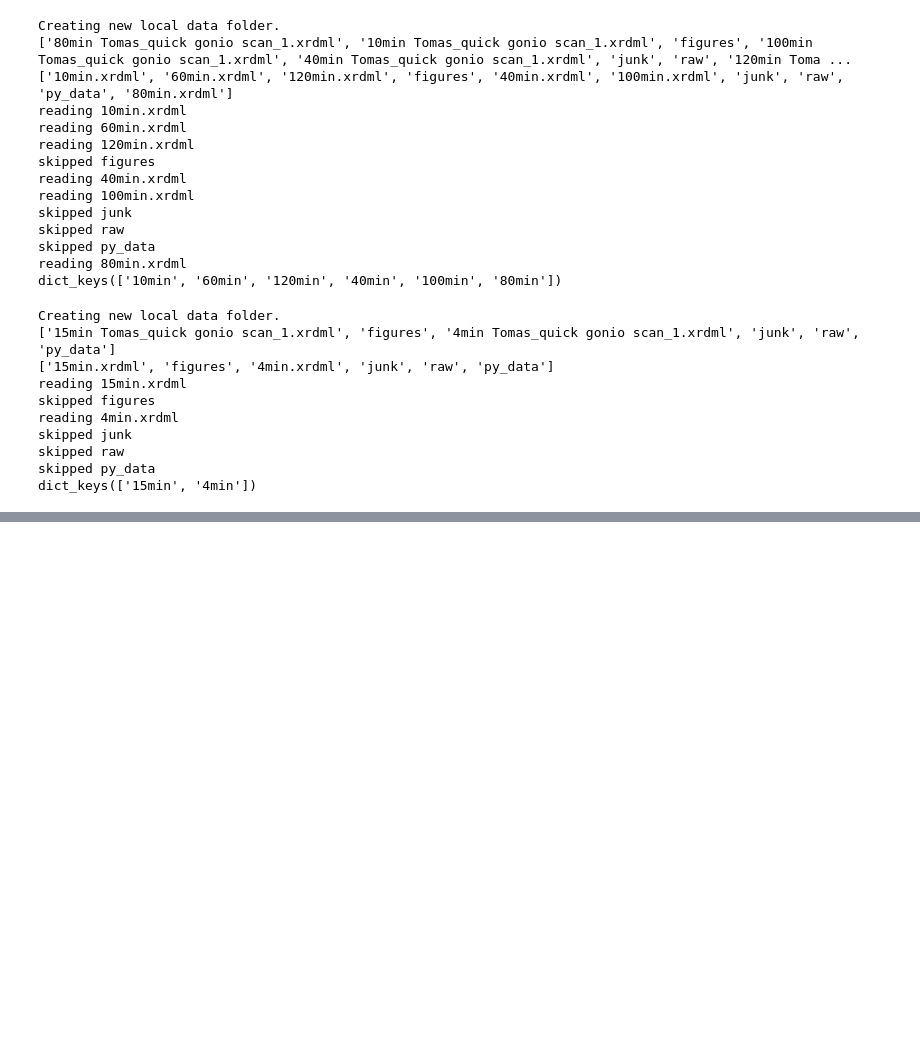
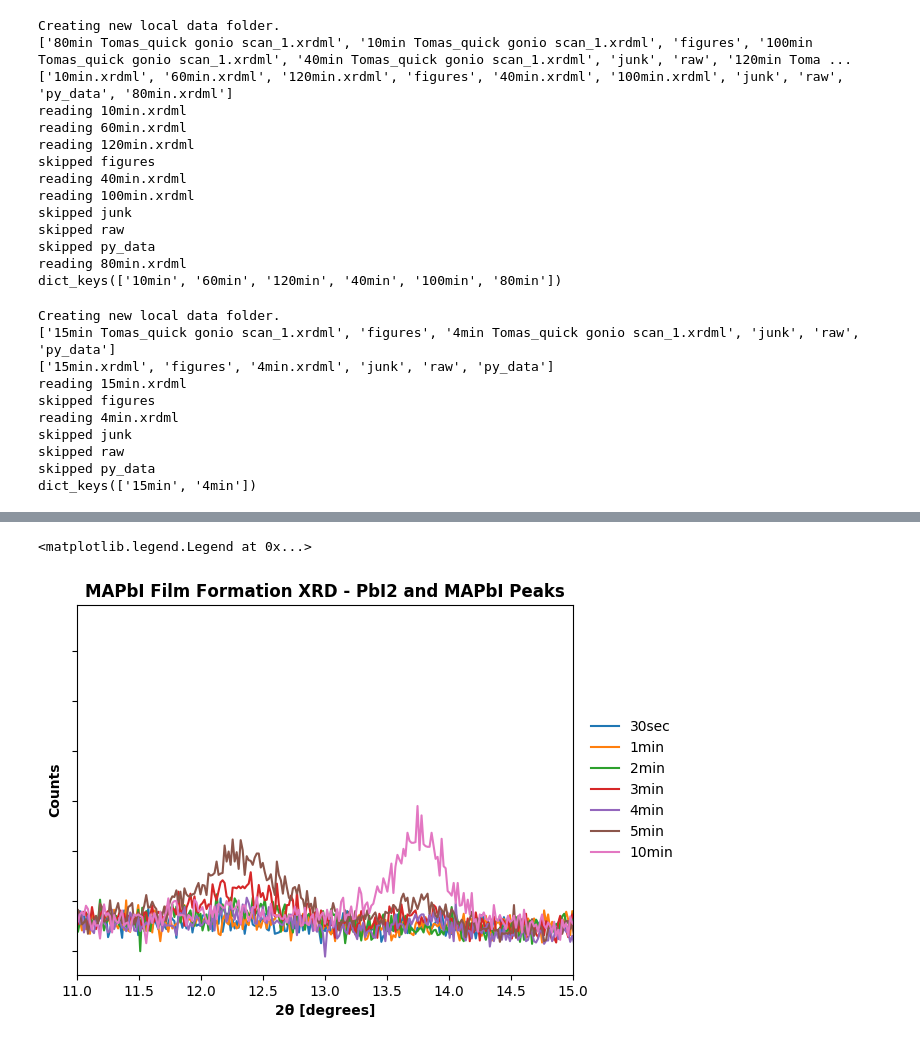
Before and after one commit to tomasbar/sciencetools_py, a Jupyter notebook: main.ipynb, the cells around one changed output, grey strips where cells are left out. Drawn from its saved outputs; the diff is of its cells as text; code cells hidden in the pictures; blank space fills up the shorter version.

```diff
--- a/main.ipynb
+++ b/main.ipynb
@@ -138,0 +140,33 @@ fig.savefig("test.png", dpi=200, format='png', bbox_inches='tight')
+# %%
+fig2 = plt.figure(2)
+fig2_ax = plt.gca()
+
+offset = 0
+
+for key in master_cypher:
+    if key in data_dict_etb046.keys():
+        plt.figure(2)
+        plt.plot(data_dict_etb046[key]["2theta"], data_dict_etb046[key]["counts"] + offset,
+                 label=key)
+    elif key in data_dict_etb047.keys():
+        plt.figure(2)
+        plt.plot(data_dict_etb047[key]["2theta"], data_dict_etb047[key]["counts"] + offset,
+                 label=key)
+    elif key in data_dict_etb048.keys():
+        plt.figure(2)
+        plt.plot(data_dict_etb048[key]["2theta"], data_dict_etb048[key]["counts"] + offset,
+                 label=key)
+
+plt.style.use('default')
+
+plt.xlabel("2θ [degrees]", weight="semibold")
+plt.ylabel("Counts", weight="semibold")
+plt.xlim(11, 15)
+
+fig2_ax.set_yticklabels([])
+
+plt.title("MAPbI Film Formation XRD - PbI2 and MAPbI Peaks",weight="semibold")
+plt.legend(loc='center left', bbox_to_anchor=(1.01, 0,.22,1),mode='expand', frameon=False)
+# %% [output]
+<matplotlib.legend.Legend at 0x...>
+[figure, added]
```
Also changed, not shown: parts of 8 cells of this notebook, 1 other file.
